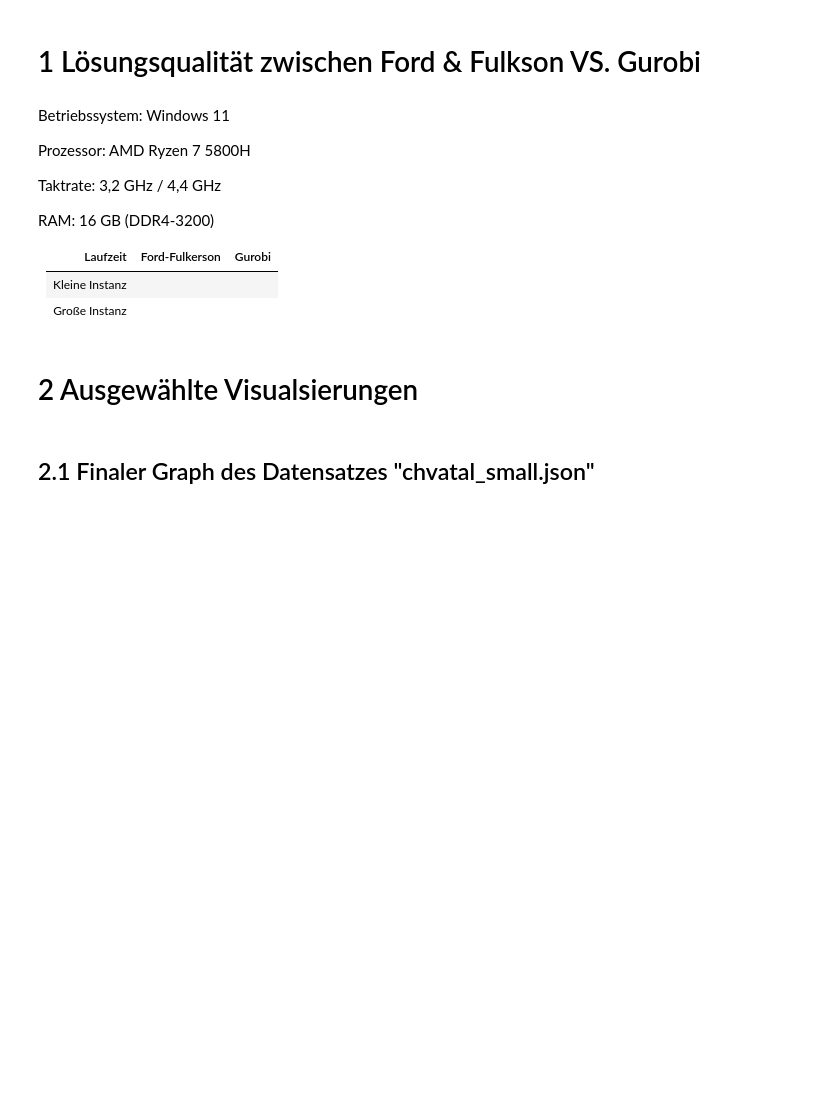
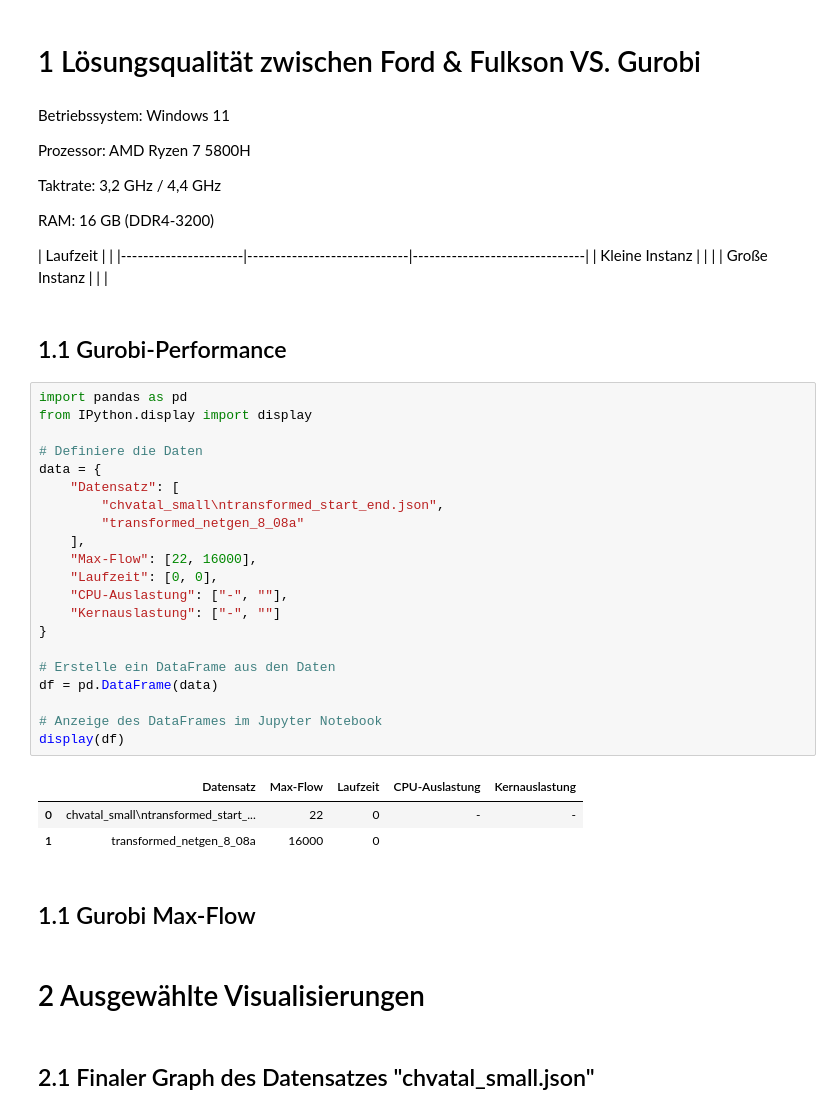
Before and after one commit to Flacko-Jodye/F-F, a Jupyter notebook: Output/Vergleich.ipynb, the cells around one changed output. Cells and saved outputs as stored; diff of their text form; blank space fills up the shorter version.

```diff
--- a/Output/Vergleich.ipynb
+++ b/Output/Vergleich.ipynb
@@ -9,12 +9,41 @@ Taktrate: 3,2 GHz / 4,4 GHz
 
 RAM: 16 GB (DDR4-3200)
 
-| Laufzeit  | Ford-Fulkerson              | Gurobi                        |
+| Laufzeit  |                                                                       |
 |----------------------|-----------------------------|-------------------------------|
 |    Kleine Instanz   |                |                               |
 |    Große Instanz       |              |    |
+# %% [markdown]
+## 1.1 Gurobi-Performance
+# %%
+import pandas as pd
+from IPython.display import display
+
+# Definiere die Daten
+data = {
+    "Datensatz": [
+        "chvatal_small\ntransformed_start_end.json",
+        "transformed_netgen_8_08a"
+    ],
+    "Max-Flow": [22, 16000],
+    "Laufzeit": [0, 0],
+    "CPU-Auslastung": ["-", ""],
+    "Kernauslastung": ["-", ""]
+}
+
+# Erstelle ein DataFrame aus den Daten
+df = pd.DataFrame(data)
+
+# Anzeige des DataFrames im Jupyter Notebook
+display(df)
+# %% [output]
+|  | Datensatz | Max-Flow | Laufzeit | CPU-Auslastung | Kernauslastung |
+| 0 | chvatal_small\ntransformed_start_... | 22 | 0 | - | - |
+| 1 | transformed_netgen_8_08a | 16000 | 0 |  |  |
+# %% [markdown]
+## 1.1 Gurobi Max-Flow
 # %% [markdown]
-# 2 Ausgewählte Visualsierungen
+# 2 Ausgewählte Visualisierungen
 # %% [markdown]
 ## 2.1 Finaler Graph des Datensatzes "chvatal_small.json"
 # %% [markdown]
```
Also changed, not shown: 11 other files.
